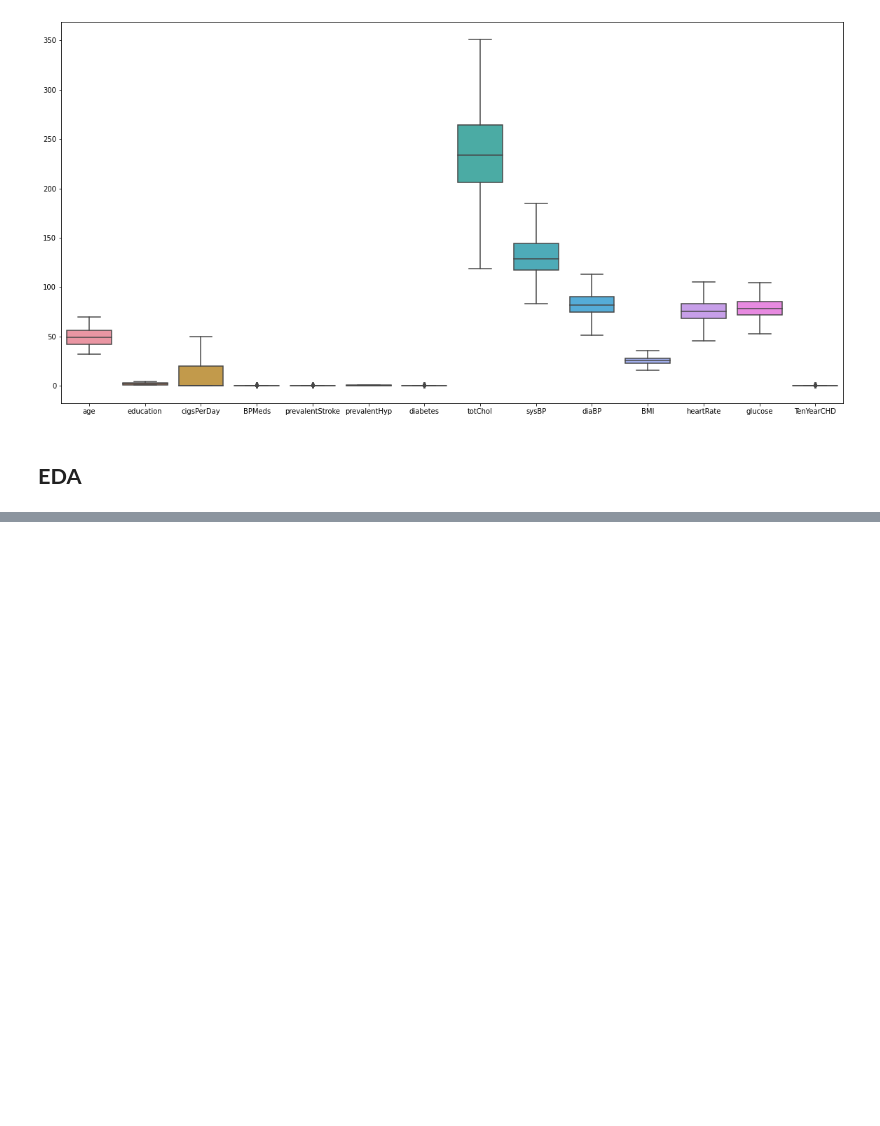
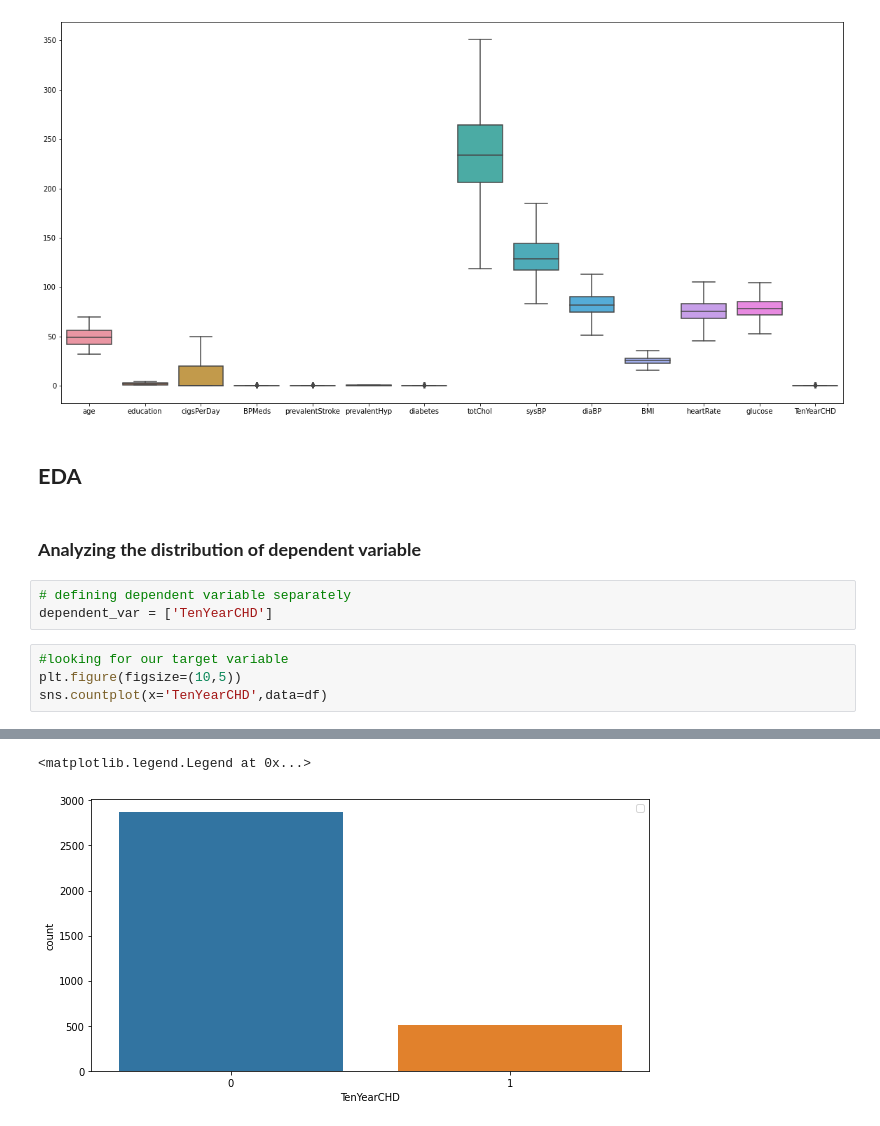
Before and after one commit to NavedMansuri/Cardiovascular-Risk-Prediction, a Jupyter notebook: Cardiovascular_Risk_Prediction_Capstone_Project_.ipynb, the cells around one changed output, grey strips where cells are left out. Saved outputs shown, nothing was run; the diff lists cells and outputs as text; blank space fills up the shorter version.

```diff
--- a/Cardiovascular_Risk_Prediction_Capstone_Project_.ipynb
+++ b/Cardiovascular_Risk_Prediction_Capstone_Project_.ipynb
@@ -371,3 +371,13 @@ plt.show()
 [figure]
 # %% [markdown]
 ## **EDA**
+# %% [markdown]
+### **Analyzing the distribution of dependent variable**
+# %%
+# defining dependent variable separately
+dependent_var = ['TenYearCHD']
+# %%
+#looking for our target variable
+plt.figure(figsize=(10,5))
+sns.countplot(x='TenYearCHD',data=df)
+# %% [output]
@@ -373,0 +385,2 @@ plt.show()
+<matplotlib.legend.Legend at 0x...>
+[figure, added]
```
Also changed, not shown: parts of 4 cells of this notebook.
